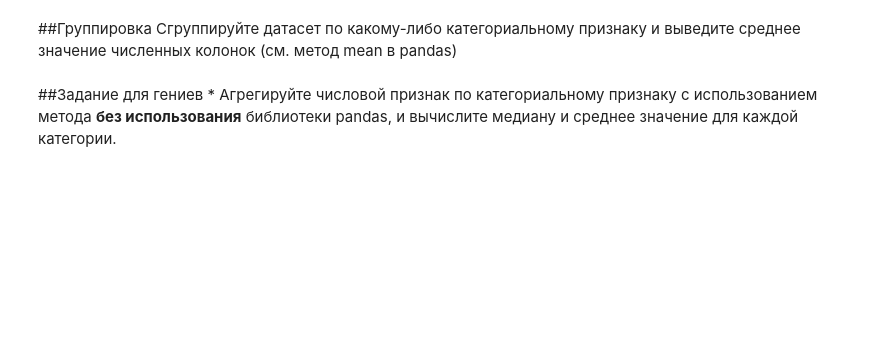
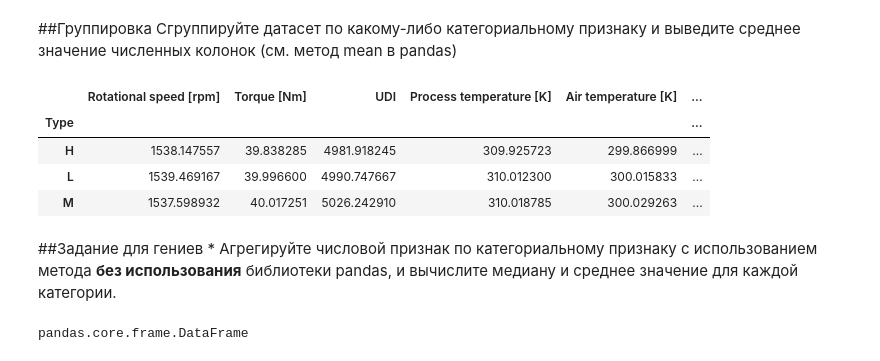
Before and after one commit to kaimakov-rk/kokoko, a Jupyter notebook: Copy_of_Задание_1.ipynb, the cells around one changed output. Saved outputs shown, nothing was run; the diff lists cells and outputs as text; code cells hidden in the pictures; blank space fills up the shorter version.

```diff
--- a/Copy_of_Задание_1.ipynb
+++ b/Copy_of_Задание_1.ipynb
@@ -181,3 +224,12 @@ dtype: object
+# %%
+#Группировка
+df.filter(items=list(set(df.columns) - {"Target",})).groupby(["Type"]).mean(numeric_only=True)
+# %% [output]
+|  | Rotational speed [rpm] | Torque [Nm] | UDI | Process temperature [K] | Air temperature [K] | ... |
+| Type |  |  |  |  |  | ... |
+| H | 1538.147557 | 39.838285 | 4981.918245 | 309.925723 | 299.866999 | ... |
+| L | 1539.469167 | 39.996600 | 4990.747667 | 310.012300 | 300.015833 | ... |
+| M | 1537.598932 | 40.017251 | 5026.242910 | 310.018785 | 300.029263 | ... |
 # %% [markdown]
 ##Задание для гениев *
 Агрегируйте числовой признак по категориальному признаку с использованием метода **без использования** библиотеки pandas, и вычислите медиану и среднее значение для каждой категории.
@@ -185,0 +236,4 @@ dtype: object
+# %%
+type(df)
+# %% [output]
+pandas.core.frame.DataFrame
```
Also changed, not shown: parts of 7 cells of this notebook.
